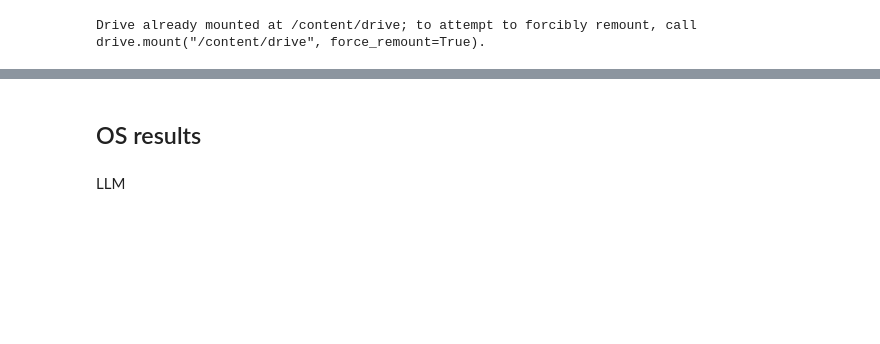
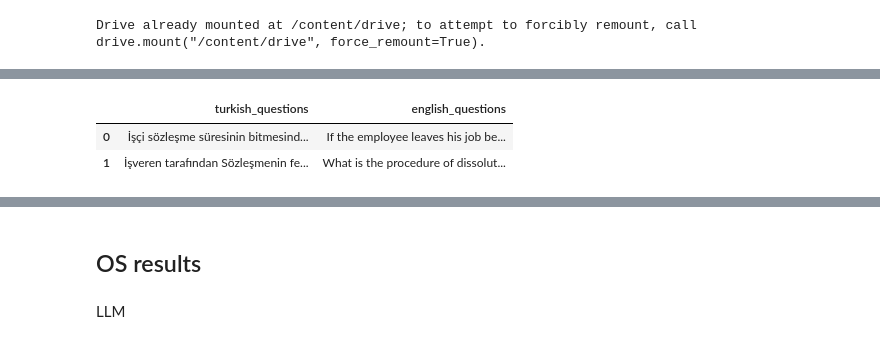
Before and after one commit to malinphy/os_llms_colab, a Jupyter notebook: small_llm_2.ipynb, the cells around one changed output, grey strips where cells are left out. Drawn from its saved outputs; the diff is of its cells as text; code cells hidden in the pictures; blank space fills up the shorter version.

```diff
--- a/small_llm_2.ipynb
+++ b/small_llm_2.ipynb
@@ -85,5 +76,5 @@ db = FAISS.load_local('drive/MyDrive/QQ_PROJECTS/turkish_pro_OS/data/data/vector
 # %%
-# english_questions = []
-# for i in questions:
-#     # print(i)
-#     english_questions.append(tr2eng(questions[i]))
+english_questions = []
+for i in questions:
+    # print(i)
+    english_questions.append(tr2eng(questions[i]))
@@ -104,0 +81,3 @@ db = FAISS.load_local('drive/MyDrive/QQ_PROJECTS/turkish_pro_OS/data/data/vector
+# %%
+turkish_questions = [questions[i] for i in questions]
+turkish_questions
@@ -104,0 +105,9 @@ db = FAISS.load_local('drive/MyDrive/QQ_PROJECTS/turkish_pro_OS/data/data/vector
+# %%
+questions_df = pd.DataFrame({'turkish_questions':turkish_questions,
+              'english_questions':english_questions})
+
+questions_df.head(2)
+# %% [output]
+|  | turkish_questions | english_questions |
+| 0 | İşçi sözleşme süresinin bitmesind... | If the employee leaves his job be... |
+| 1 | İşveren tarafından Sözleşmenin fe... | What is the procedure of dissolut... |
```
Also changed, not shown: parts of 26 cells of this notebook.
